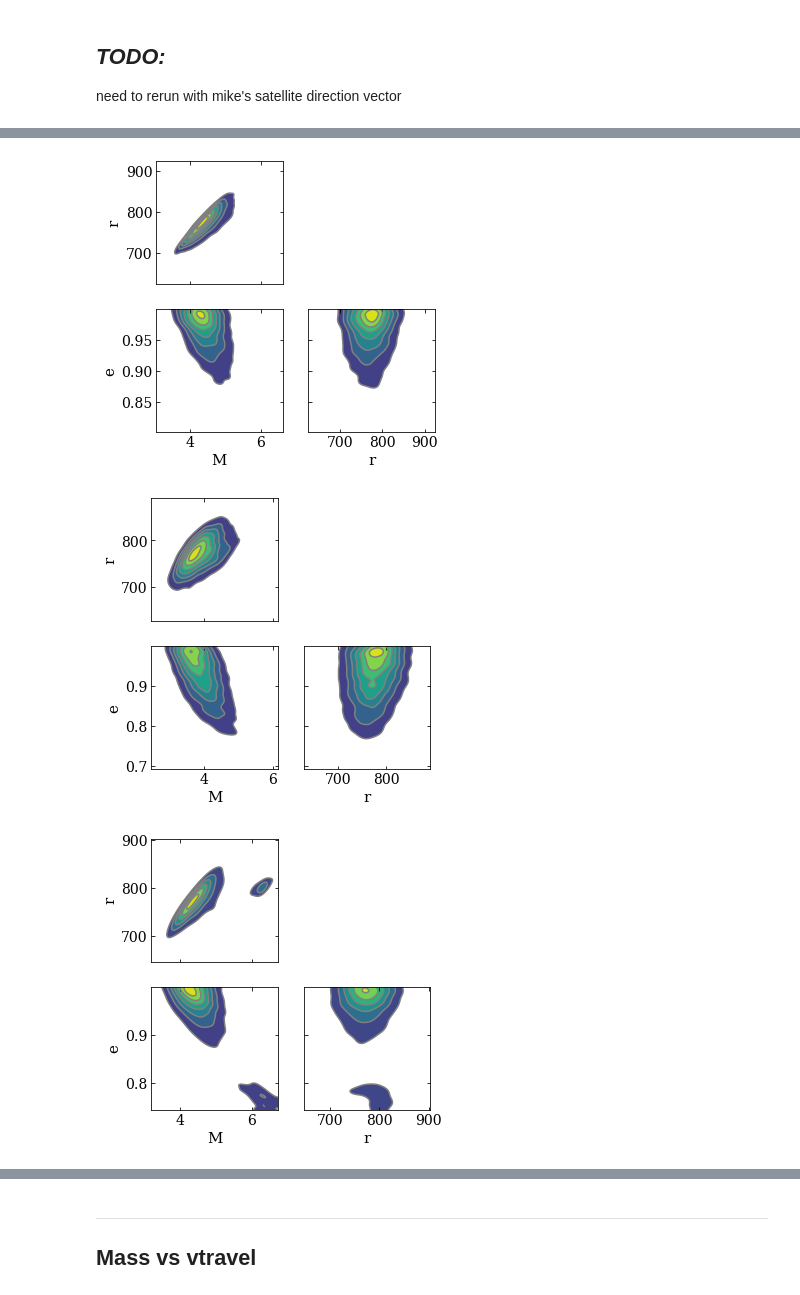
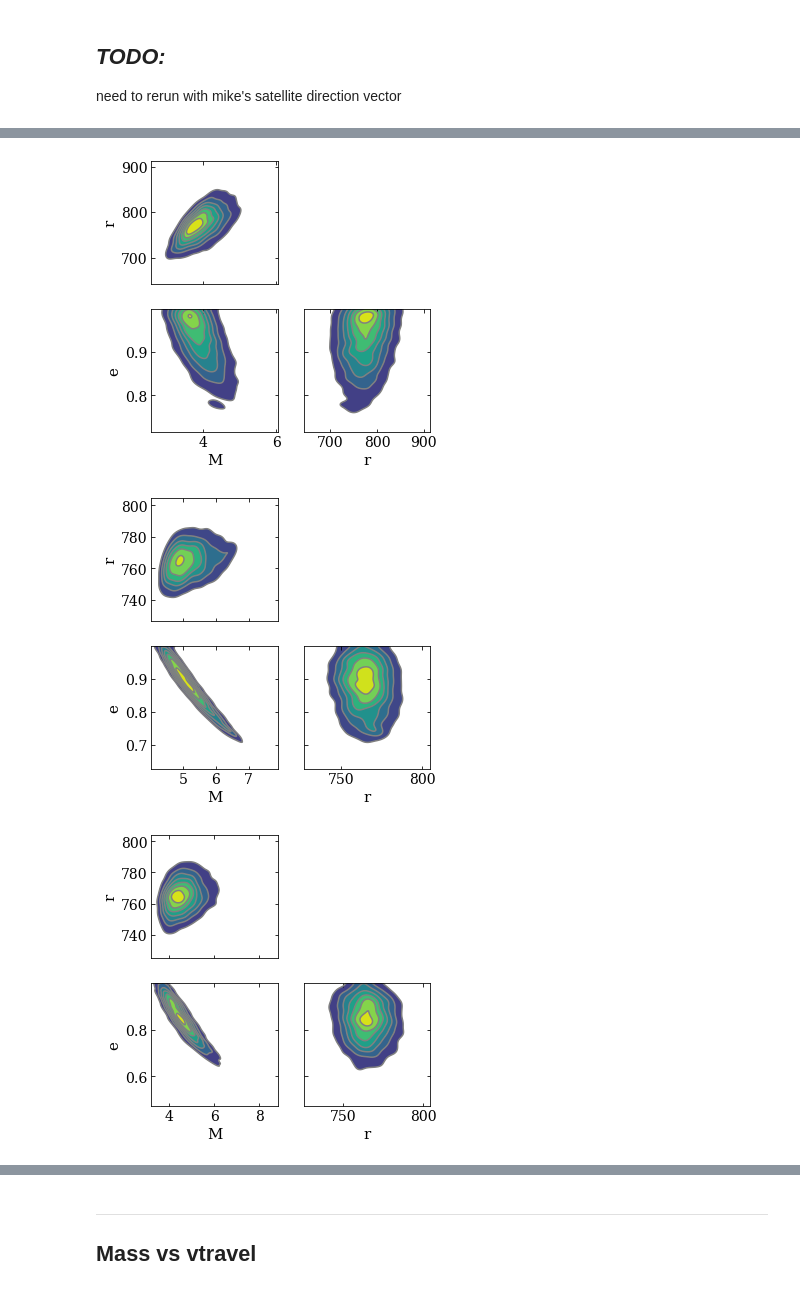
Before and after one commit to katiechambe/yellowCard, a Jupyter notebook: notebooks/pymc3-analyze-runs.ipynb, the cells around one changed output, grey strips where cells are left out. Saved outputs shown, nothing was run; the diff lists cells and outputs as text; code cells hidden in the pictures.

Commit message:
some people liked my plots... some didnt

```diff
--- a/notebooks/pymc3-analyze-runs.ipynb
+++ b/notebooks/pymc3-analyze-runs.ipynb
@@ -73,7 +69,7 @@ done with full velocity array
 # %% [markdown]
 ## Measured vtravel
 # %%
-vtravels_meas = 32
+vtravels_meas = np.array([0,32])
 means_vtravel_meas = {}
 stds_vtravel_meas = {}
 
@@ -85,24 +81,21 @@ for mod in modelChoices:
     means_vtravel_meas[mod]['vtravel'] = vtravels_meas
     stds_vtravel_meas[mod]['vtravel'] = vtravels_meas
 
-    data = az.from_json(f"../pymc3-data/{mod}_vtravel_{vtravels_meas}.json")
+    for vs in vtravels_meas:
+        data = az.from_json(f"../pymc3-data/{mod}_vtravel_{vs}.json")
 
-    for param,arr,arr_stds in zip(["M","r","e"],[Ms,rs,es],[Ms_stds, rs_stds, es_stds]):
-        arr.append(np.asarray((data.posterior[param]).mean()))
-        arr_stds.append(np.asarray((data.posterior[param]).std()))
+        for param,arr,arr_stds in zip(["M","r","e"],[Ms,rs,es],[Ms_stds, rs_stds, es_stds]):
+            arr.append(np.asarray((data.posterior[param]).mean()))
+            arr_stds.append(np.asarray((data.posterior[param]).std()))
 
-    for param,arr,arr_stds  in zip(["M","r","e"],[Ms,rs,es],[Ms_stds, rs_stds, es_stds]):
-        means_vtravel_meas[mod][param] = np.array(arr)
-        stds_vtravel_meas[mod][param] = np.array(arr_stds)
+        for param,arr,arr_stds  in zip(["M","r","e"],[Ms,rs,es],[Ms_stds, rs_stds, es_stds]):
+            means_vtravel_meas[mod][param] = np.array(arr)
+            stds_vtravel_meas[mod][param] = np.array(arr_stds)
 # %% [markdown]
 ## Mass error vs. pm error
 # %%
-# --------------------- #
-# get those means bby!! #
-# --------------------- #
-
-modelChoices = ["vdm2012","fiducial2021"]
-pm_errs = np.array([1,1.5,2,4,10,20,50,75,100])
+# mass error as function of proper motion
+pm_errs = np.array([1,2,4,8,16])
 
 means_pmimprov = {}
 stds_pmimprov = {}
@@ -127,5 +120,3 @@ for mod in modelChoices:
     for param,arr,arr_stds  in zip(["M","r","e"],[Ms,rs,es],[Ms_stds, rs_stds, es_stds]):
         means_pmimprov[mod][param] = np.array(arr)
         stds_pmimprov[mod][param] = np.array(arr_stds)
-
-print("done with full velocity array")
@@ -221,12 +130,12 @@ fig.ax
 # %%
 modelChoices = ["vdm2012","fiducial2021"]
-include_vTravel = [True, False]
+include_vTravel = ["0", "32"]
 
 
 fig,ax = plt.subplots(2,2)
 for mod in modelChoices:
     for incl in include_vTravel:
-        data = az.from_json(f"../pymc3-data/{mod}_vTravel_{incl}.json")
+        data = az.from_json(f"../pymc3-data/{mod}_vtravel_{incl}.json")
         az.plot_pair(data,
                      kind='kde',
                      contour=True,
@@ -242,7 +151,7 @@ for mod in modelChoices:
 
 for mod in modelChoices:
     for incl in include_vTravel:
-        data = az.from_json(f"../pymc3-data/{mod}_vTravel_{incl}.json")
+        data = az.from_json(f"../pymc3-data/{mod}_vtravel_{incl}.json")
         az.plot_pair(data,
                      kind='kde',
                      show=True,
@@ -253,3 +162,3 @@ for mod in modelChoices:
-[figure, old version]
+[figure, new version]
-[figure, old version]
+[figure, new version]
-[figure, old version]
+[figure, new version]
```
Also changed, not shown: parts of 25 cells of this notebook.
